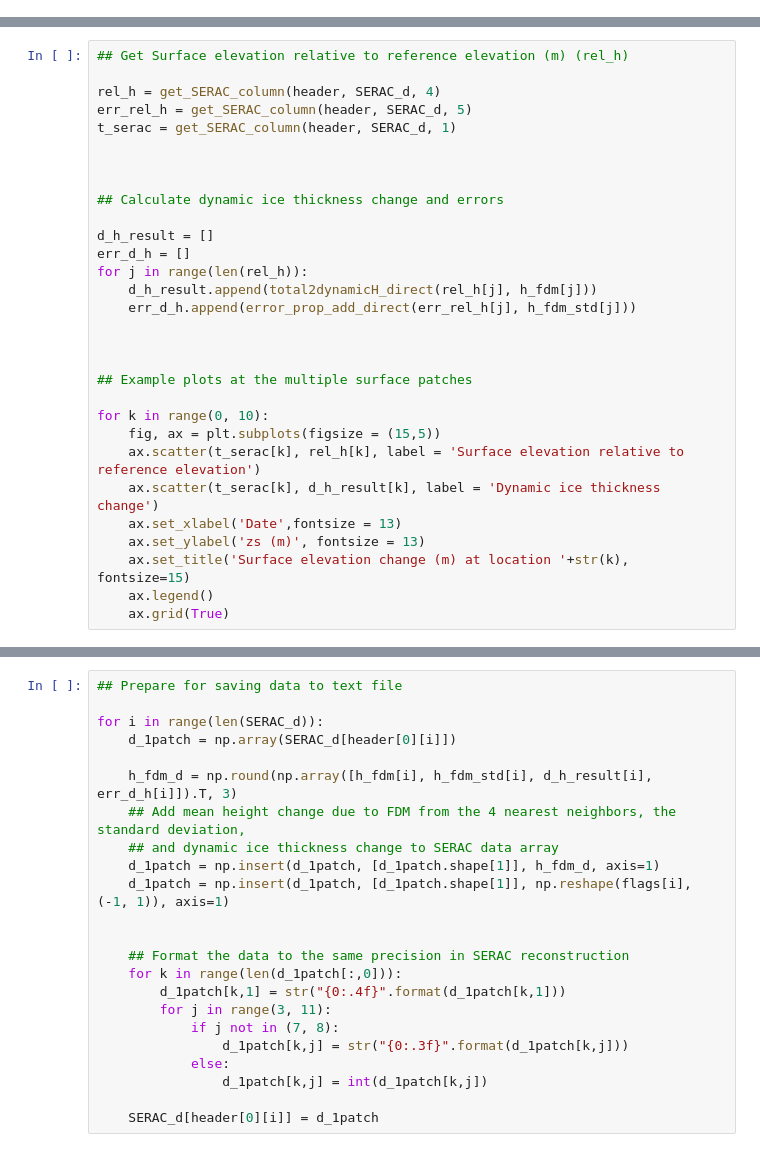
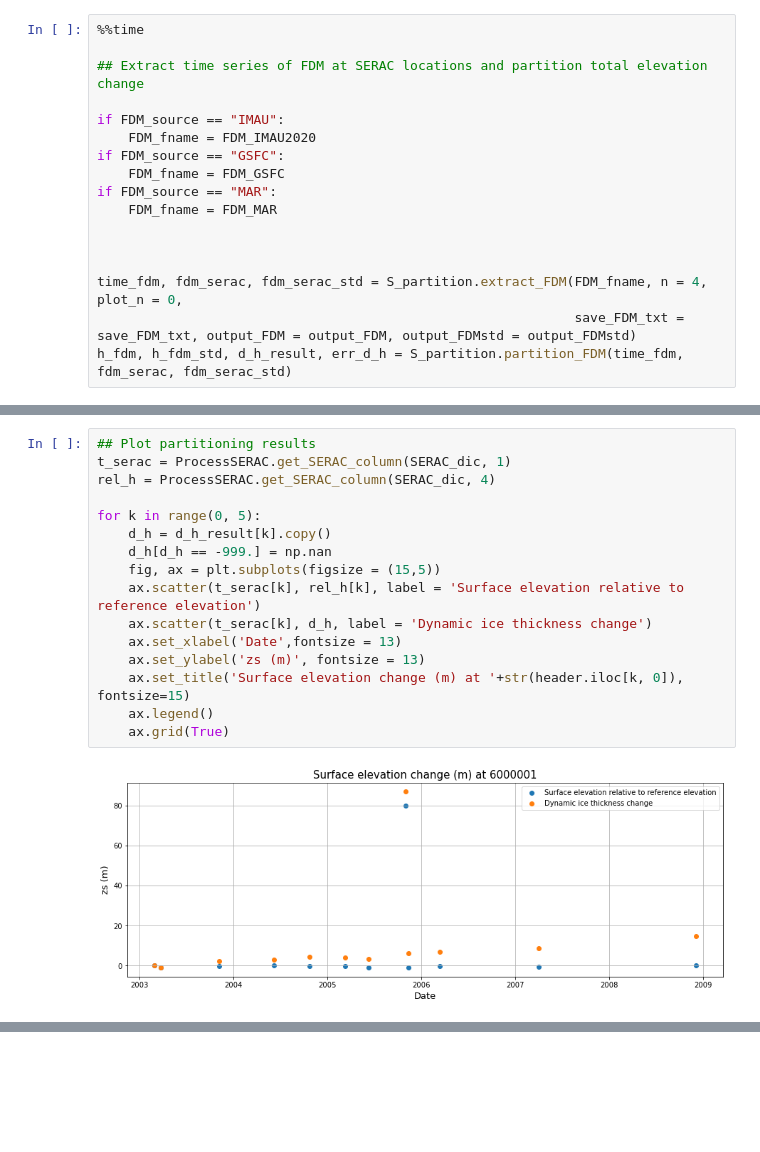
Before and after one commit to hui-97/Greenland_mass_balance_2022, a Jupyter notebook: Partition.ipynb, the cells around one changed output, grey strips where cells are left out. Saved outputs shown, nothing was run; the diff lists cells and outputs as text; blank space fills up the shorter version.

Commit message:
Update FDM conversion and partition

```diff
--- a/Partition.ipynb
+++ b/Partition.ipynb
@@ -430,0 +44,17 @@ ax.grid(True)
+# %%
+%%time
+
+## Extract time series of FDM at SERAC locations and partition total elevation change
+
+if FDM_source == "IMAU":
+    FDM_fname = FDM_IMAU2020
+if FDM_source == "GSFC":
+    FDM_fname = FDM_GSFC
+if FDM_source == "MAR":
+    FDM_fname = FDM_MAR
+
+
+
+time_fdm, fdm_serac, fdm_serac_std = S_partition.extract_FDM(FDM_fname, n = 4, plot_n = 0,
+                                                             save_FDM_txt = save_FDM_txt, output_FDM = output_FDM, output_FDMstd = output_FDMstd)
+h_fdm, h_fdm_std, d_h_result, err_d_h = S_partition.partition_FDM(time_fdm, fdm_serac, fdm_serac_std)
@@ -431,30 +65,18 @@ ax.grid(True)
 # %%
-## Get Surface elevation relative to reference elevation (m) (rel_h)
+## Plot partitioning results
+t_serac = ProcessSERAC.get_SERAC_column(SERAC_dic, 1)
+rel_h = ProcessSERAC.get_SERAC_column(SERAC_dic, 4)
 
-rel_h = get_SERAC_column(header, SERAC_d, 4)
-err_rel_h = get_SERAC_column(header, SERAC_d, 5)
-t_serac = get_SERAC_column(header, SERAC_d, 1)
-
-
-
-## Calculate dynamic ice thickness change and errors
-
-d_h_result = []
-err_d_h = []
-for j in range(len(rel_h)):
-    d_h_result.append(total2dynamicH_direct(rel_h[j], h_fdm[j]))
-    err_d_h.append(error_prop_add_direct(err_rel_h[j], h_fdm_std[j]))
-
-
-
-## Example plots at the multiple surface patches
-
-for k in range(0, 10):
+for k in range(0, 5):
+    d_h = d_h_result[k].copy()
+    d_h[d_h == -999.] = np.nan
     fig, ax = plt.subplots(figsize = (15,5))
     ax.scatter(t_serac[k], rel_h[k], label = 'Surface elevation relative to reference elevation')
-    ax.scatter(t_serac[k], d_h_result[k], label = 'Dynamic ice thickness change')
+    ax.scatter(t_serac[k], d_h, label = 'Dynamic ice thickness change')
     ax.set_xlabel('Date',fontsize = 13)
     ax.set_ylabel('zs (m)', fontsize = 13)
-    ax.set_title('Surface elevation change (m) at location '+str(k), fontsize=15)
+    ax.set_title('Surface elevation change (m) at '+str(header.iloc[k, 0]), fontsize=15)
     ax.legend()
     ax.grid(True)
+# %% [output]
+[figure, added]
@@ -461,23 +86,0 @@ for k in range(0, 10):
-# %%
-## Prepare for saving data to text file
-
-for i in range(len(SERAC_d)):
-    d_1patch = np.array(SERAC_d[header[0][i]])
-
-    h_fdm_d = np.round(np.array([h_fdm[i], h_fdm_std[i], d_h_result[i], err_d_h[i]]).T, 3)
-    ## Add mean height change due to FDM from the 4 nearest neighbors, the standard deviation,
-    ## and dynamic ice thickness change to SERAC data array
-    d_1patch = np.insert(d_1patch, [d_1patch.shape[1]], h_fdm_d, axis=1)
-    d_1patch = np.insert(d_1patch, [d_1patch.shape[1]], np.reshape(flags[i], (-1, 1)), axis=1)
-
-
-    ## Format the data to the same precision in SERAC reconstruction
-    for k in range(len(d_1patch[:,0])):
-        d_1patch[k,1] = str("{0:.4f}".format(d_1patch[k,1]))
-        for j in range(3, 11):
-            if j not in (7, 8):
-                d_1patch[k,j] = str("{0:.3f}".format(d_1patch[k,j]))
-            else:
-                d_1patch[k,j] = int(d_1patch[k,j])
-
-    SERAC_d[header[0][i]] = d_1patch
```
Also changed, not shown: parts of 20 cells of this notebook, 4 other files.
